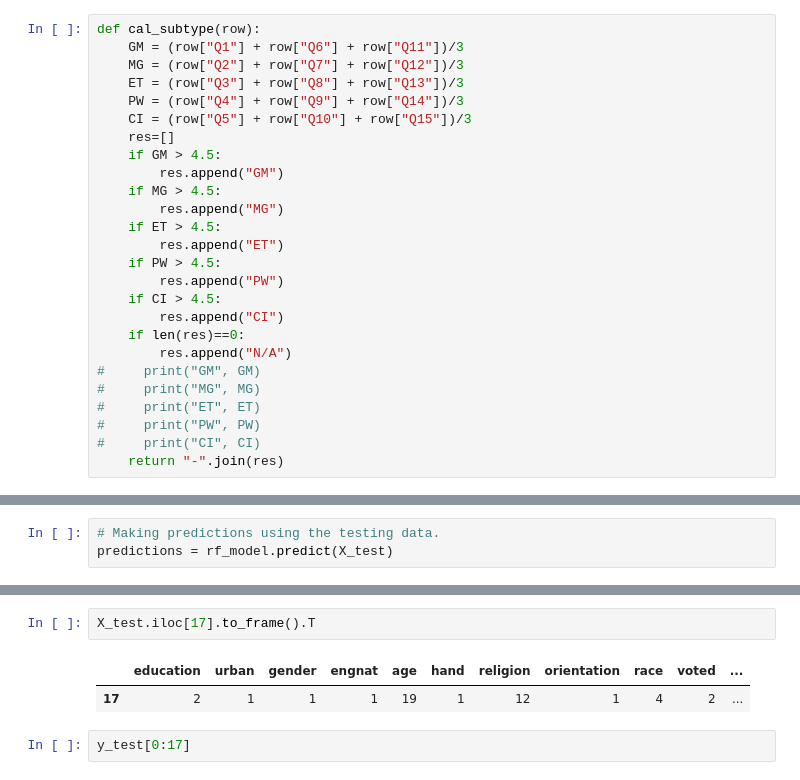
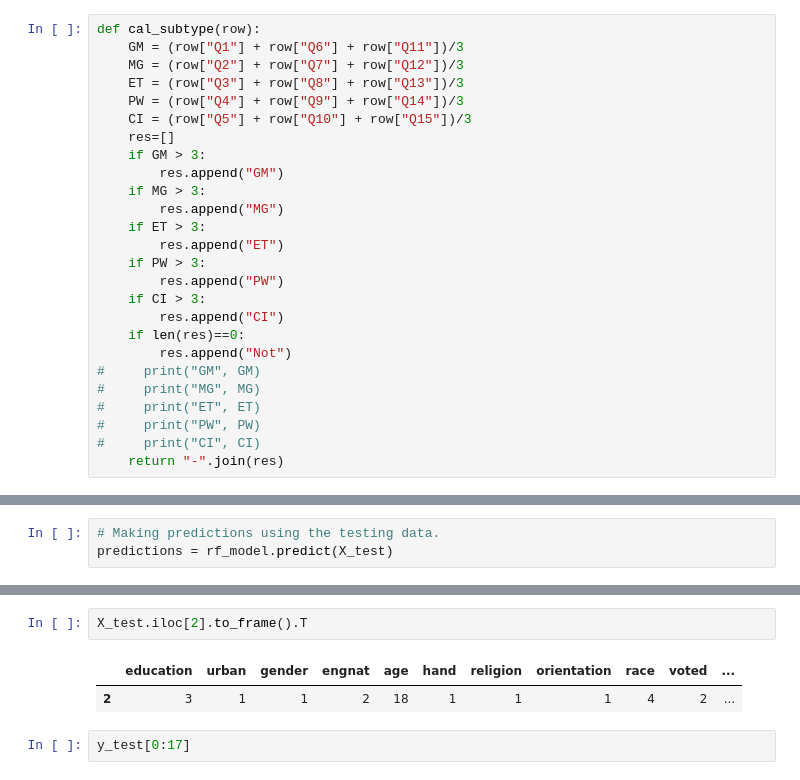
Before and after one commit to Maureen220/Conspiracy_Theory_Final, a Jupyter notebook: random_forest.ipynb, the cells around one changed output, grey strips where cells are left out. Saved outputs shown, nothing was run; the diff lists cells and outputs as text.

```diff
--- a/random_forest.ipynb
+++ b/random_forest.ipynb
@@ -99,18 +99,18 @@ def cal_subtype(row):
     PW = (row["Q4"] + row["Q9"] + row["Q14"])/3
     CI = (row["Q5"] + row["Q10"] + row["Q15"])/3
     res=[]
-    if GM > 4.5:
+    if GM > 3:
         res.append("GM")
-    if MG > 4.5:
+    if MG > 3:
         res.append("MG")
-    if ET > 4.5:
+    if ET > 3:
         res.append("ET")
-    if PW > 4.5:
+    if PW > 3:
         res.append("PW")
-    if CI > 4.5:
+    if CI > 3:
         res.append("CI")
     if len(res)==0:
-        res.append("N/A")
+        res.append("Not")
 #     print("GM", GM)
 #     print("MG", MG)
 #     print("ET", ET)
@@ -192,8 +206,8 @@ array(['N/A', 'N/A', 'N/A', 'N/A', 'N/A', 'N/A', 'N/A', 'N/A', 'N/A',
 # %%
-X_test.iloc[17].to_frame().T
+X_test.iloc[2].to_frame().T
 # %% [output]
 |  | education | urban | gender | engnat | age | hand | religion | orientation | race | voted | ... |
-| 17 | 2 | 1 | 1 | 1 | 19 | 1 | 12 | 1 | 4 | 2 | ... |
+| 2 | 3 | 1 | 1 | 2 | 18 | 1 | 1 | 1 | 4 | 2 | ... |
 # %%
 y_test[0:17]
 # %% [output]
```
Also changed, not shown: parts of 3 cells of this notebook, 7 other files.
